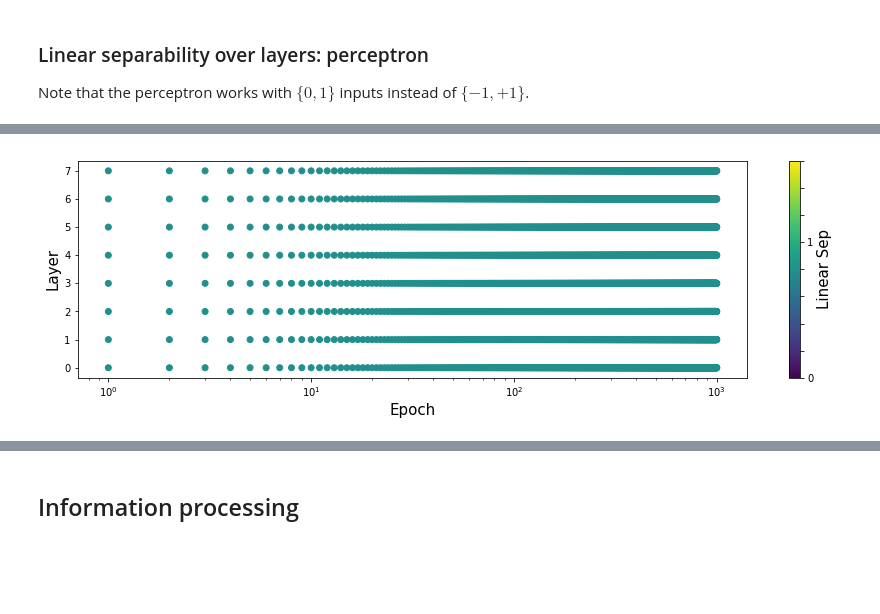
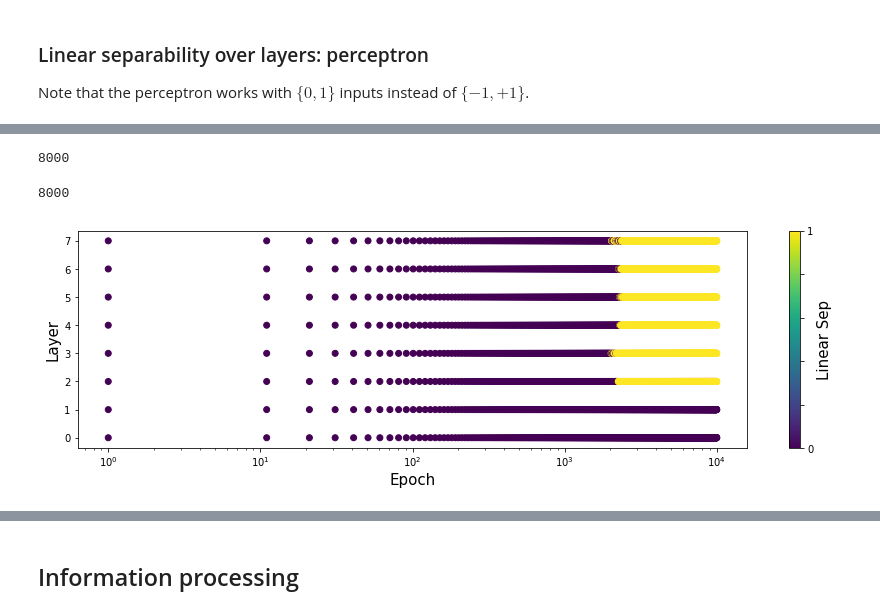
Before and after one commit to rodsveiga/xor_function, a Jupyter notebook: xor_percep_class_tanh.ipynb, the cells around one changed output, grey strips where cells are left out. Drawn from its saved outputs; the diff is of its cells as text; code cells hidden in the pictures; blank space fills up the shorter version.

```diff
--- a/xor_percep_class_tanh.ipynb
+++ b/xor_percep_class_tanh.ipynb
@@ -152,22 +152,29 @@ name = 'output/lin_sep_tanh_ep_10000_step10'
 
 with open(name, 'wb') as f:
     pickle.dump(linear_sep_, f)
+# %%
+len(linear_sep_)
+# %% [output]
+8000
+# %%
+len(epoch)
+# %% [output]
+8000
 # %%
 linear_sep_
 # %%
-#slicing = 100
-slicing = len(epoch)
+slicing = len(linear_sep_)
 
 f = plt.figure(figsize=(15,4))
 
 scatters = plt.scatter(epoch[0:slicing], layer[0:slicing], c= linear_sep_[0:slicing])
 cbar = plt.colorbar(scatters)
 cbar.ax.set_yticklabels(['0', '', '', '', '', '1'])
 cbar.set_label('Linear Sep', fontsize= 15, rotation= 90)
 plt.ylabel('Layer', fontsize= 15)
 plt.xlabel('Epoch', fontsize= 15)
 plt.xscale('log')
 plt.show()
 # %% [output]
-[figure, old version]
+[figure, new version]
 # %%
```
Also changed, not shown: parts of 2 cells of this notebook, 4 other files.
